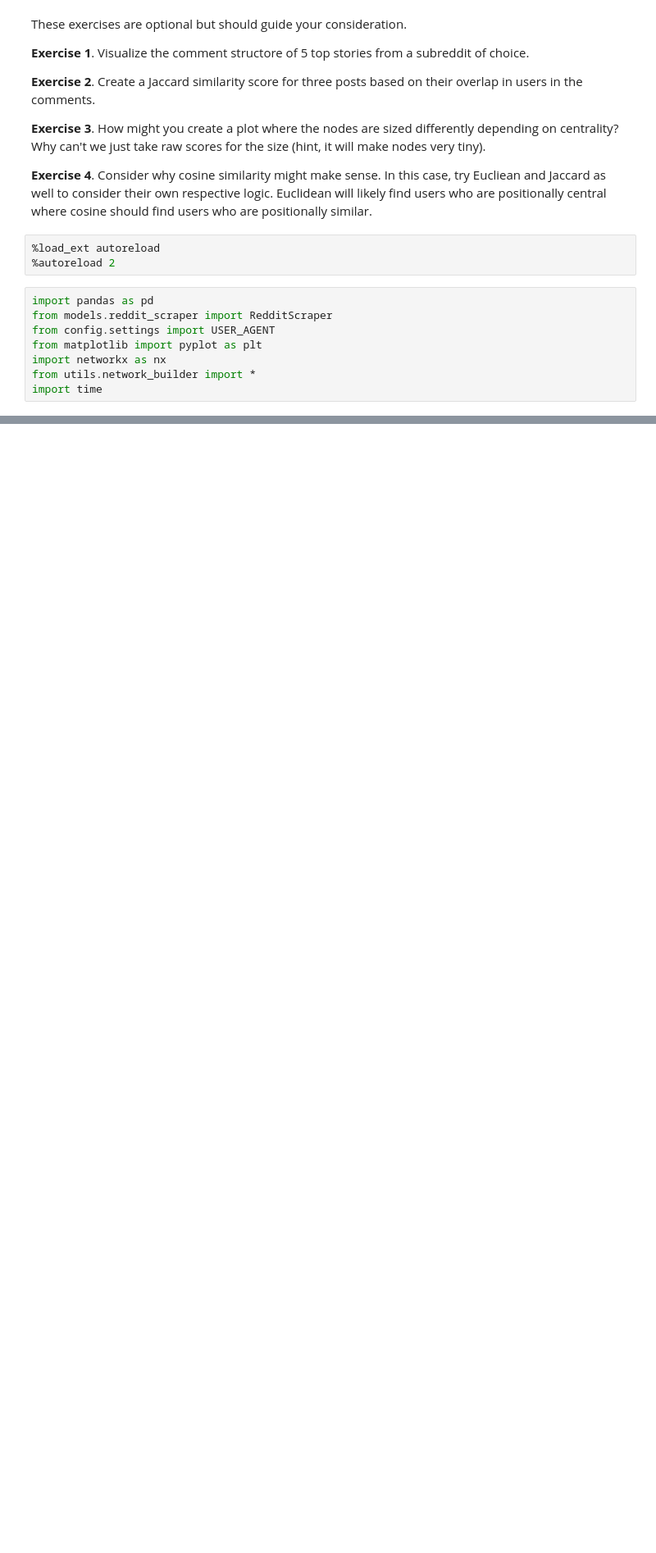
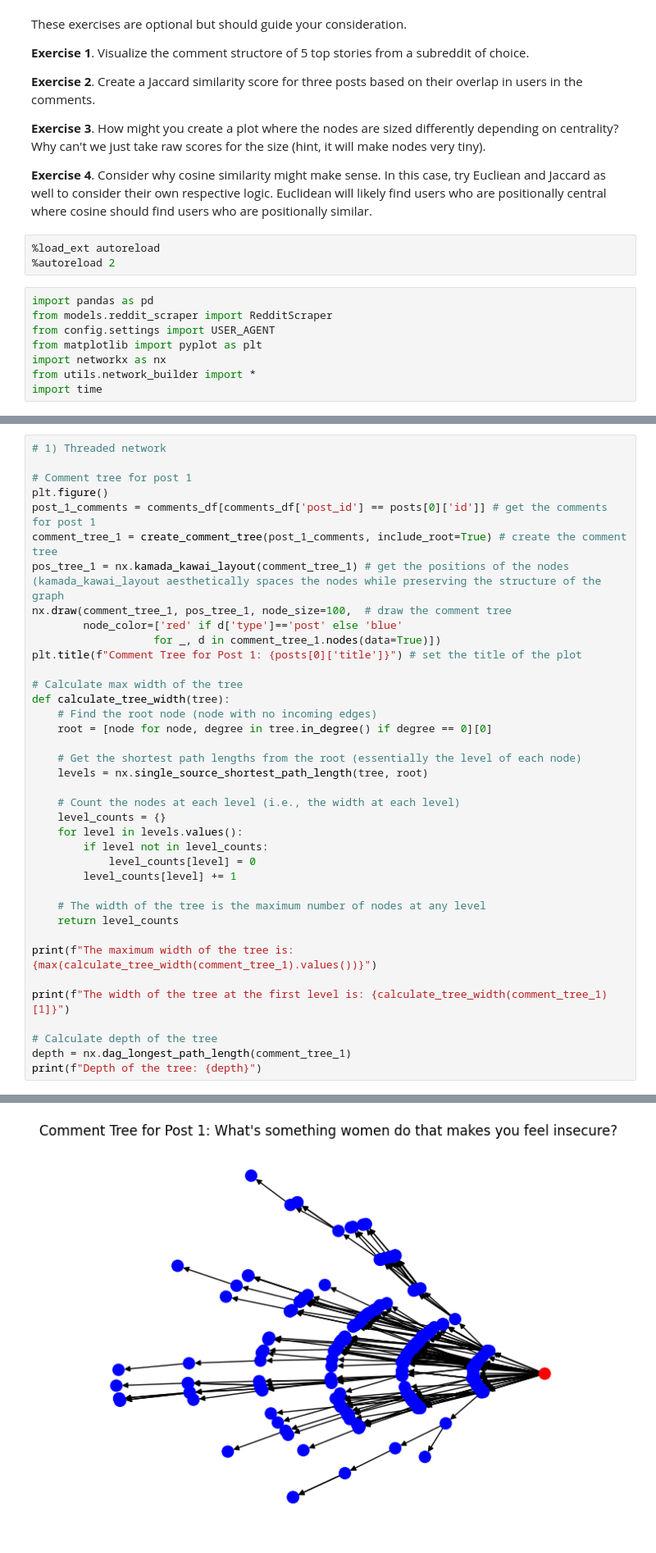
Before and after one commit to berniehogan/oii-fsds-textanalysis, a Jupyter notebook: week4day2_lab.ipynb, the cells around one changed output, grey strips where cells are left out. Shown at 82% size. Saved outputs shown, nothing was run; the diff lists cells and outputs as text; blank space fills up the shorter version.

```diff
--- a/week4day2_lab.ipynb
+++ b/week4day2_lab.ipynb
@@ -81,0 +80,39 @@ comments_df
+# %%
+# 1) Threaded network
+
+# Comment tree for post 1
+plt.figure()
+post_1_comments = comments_df[comments_df['post_id'] == posts[0]['id']] # get the comments for post 1
+comment_tree_1 = create_comment_tree(post_1_comments, include_root=True) # create the comment tree
+pos_tree_1 = nx.kamada_kawai_layout(comment_tree_1) # get the positions of the nodes (kamada_kawai_layout aesthetically spaces the nodes while preserving the structure of the graph
+nx.draw(comment_tree_1, pos_tree_1, node_size=100,  # draw the comment tree
+        node_color=['red' if d['type']=='post' else 'blue'
+                   for _, d in comment_tree_1.nodes(data=True)])
+plt.title(f"Comment Tree for Post 1: {posts[0]['title']}") # set the title of the plot
+
+# Calculate max width of the tree
+def calculate_tree_width(tree):
+    # Find the root node (node with no incoming edges)
+    root = [node for node, degree in tree.in_degree() if degree == 0][0]
+
+    # Get the shortest path lengths from the root (essentially the level of each node)
+    levels = nx.single_source_shortest_path_length(tree, root)
+
+    # Count the nodes at each level (i.e., the width at each level)
+    level_counts = {}
+    for level in levels.values():
+        if level not in level_counts:
+            level_counts[level] = 0
+        level_counts[level] += 1
+
+    # The width of the tree is the maximum number of nodes at any level
+    return level_counts
+
+print(f"The maximum width of the tree is: {max(calculate_tree_width(comment_tree_1).values())}")
+
+print(f"The width of the tree at the first level is: {calculate_tree_width(comment_tree_1)[1]}")
+
+# Calculate depth of the tree
+depth = nx.dag_longest_path_length(comment_tree_1)
+print(f"Depth of the tree: {depth}")
+# %% [output]
@@ -82,3 +122,4 @@ comments_df
+[figure, added]
 # %%
 # Visualization example
 plt.figure(figsize=(15, 10))
```
Also changed, not shown: parts of 4 cells of this notebook.
